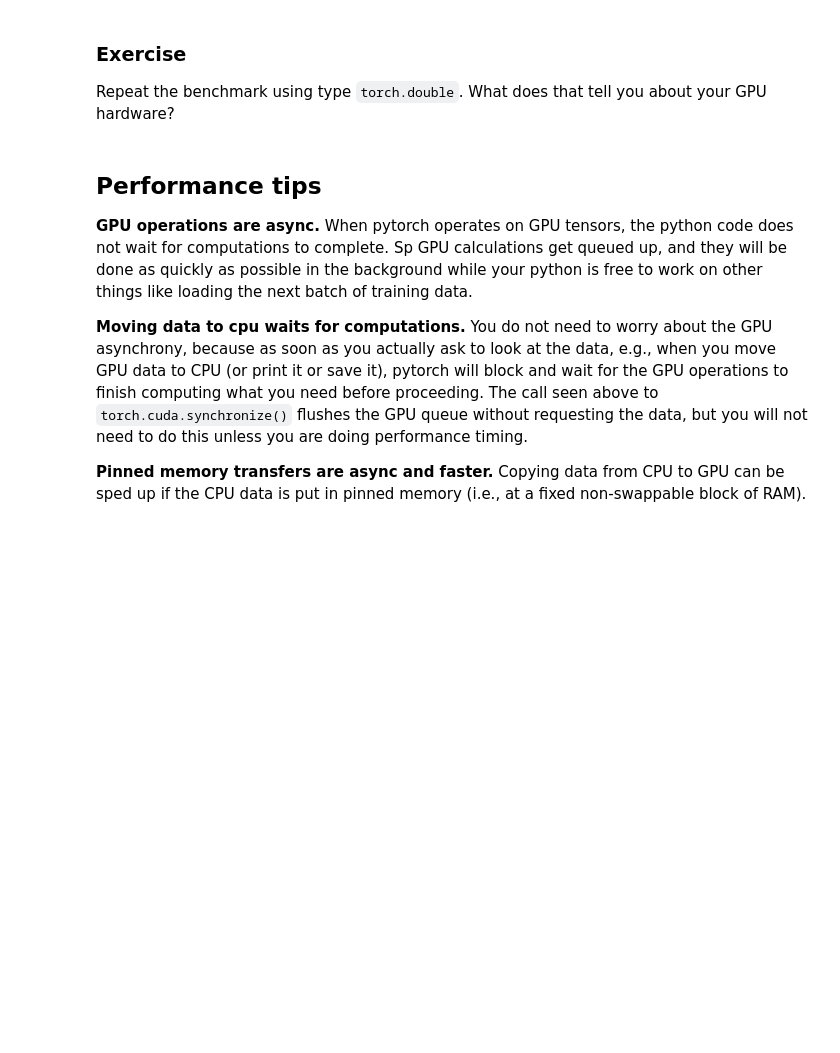
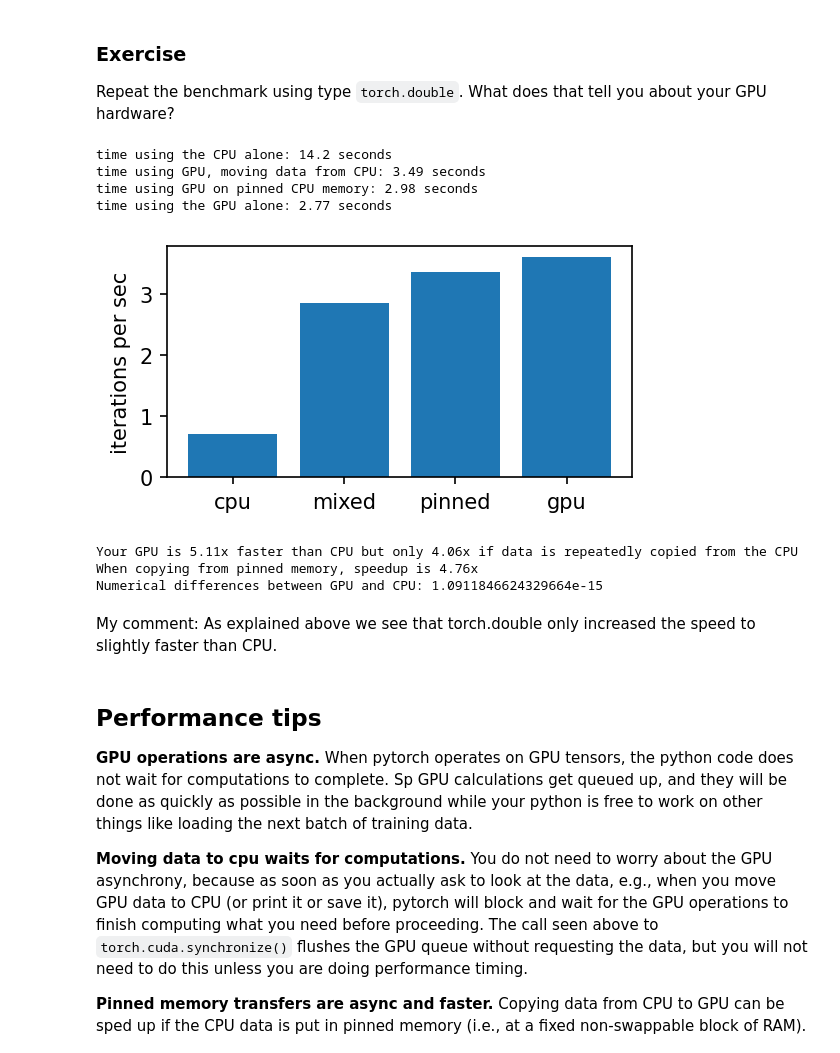
Before and after one commit to Kuroushall/how-to-read-pytorch, a Jupyter notebook: notebooks/1-Pytorch-Introduction.ipynb, the cells around one changed output. Drawn from its saved outputs; the diff is of its cells as text; code cells hidden in the pictures; blank space fills up the shorter version.

```diff
--- a/notebooks/1-Pytorch-Introduction.ipynb
+++ b/notebooks/1-Pytorch-Introduction.ipynb
@@ -335,3 +329,56 @@ x = 'TODO'
+# %%
+# TODO: Repeat the benchmark using type torch.double.
+r = torch.randn(1024, 1024, dtype=torch.double)
+x = torch.randn(32768, 1024, dtype=r.dtype)
+iterations = 10
+
+def time_iterated_mm(x, matrix):
+    start = time.time()
+    result = 0
+    for i in range(iterations):
+        result += torch.mm(matrix, x.to(matrix.device).t())
+    torch.cuda.synchronize()
+    elapsed = time.time() - start
+    return elapsed, result.cpu()
+
+cpu_time, cpu_result = time_iterated_mm(x.cpu(), r.cpu())
+print(f'time using the CPU alone: {cpu_time:.3g} seconds')
+
+mixed_time, mixed_result = time_iterated_mm(x.cpu(), r.cuda())
+print(f'time using GPU, moving data from CPU: {mixed_time:.3g} seconds')
+
+pinned_time, pinned_result = time_iterated_mm(x.cpu().pin_memory(), r.cuda())
+print(f'time using GPU on pinned CPU memory: {pinned_time:.3g} seconds')
+
+gpu_time, gpu_result = time_iterated_mm(x.cuda(), r.cuda())
+print(f'time using the GPU alone: {gpu_time:.3g} seconds')
+
+plt.figure(figsize=(4,2), dpi=150)
+plt.ylabel('iterations per sec')
+plt.bar(['cpu', 'mixed', 'pinned', 'gpu'],
+        [iterations/cpu_time,
+         iterations/mixed_time,
+         iterations/pinned_time,
+         iterations/gpu_time])
+plt.show()
+
+print(f'Your GPU is {cpu_time / gpu_time:.3g}x faster than CPU'
+      f' but only {cpu_time / mixed_time:.3g}x if data is repeatedly copied from the CPU')
+print(f'When copying from pinned memory, speedup is {cpu_time / pinned_time:.3g}x')
+print(f'Numerical differences between GPU and CPU: {(cpu_result - gpu_result).norm() / cpu_result.norm()}')
+
+# Benchmark and plot
+# %% [output]
+time using the CPU alone: 14.2 seconds
+time using GPU, moving data from CPU: 3.49 seconds
+time using GPU on pinned CPU memory: 2.98 seconds
+time using the GPU alone: 2.77 seconds
+[figure, added]
+Your GPU is 5.11x faster than CPU but only 4.06x if data is repeatedly copied from the CPU
+When copying from pinned memory, speedup is 4.76x
+Numerical differences between GPU and CPU: 1.0911846624329664e-15
+# %% [markdown]
+My comment: As explained above we see that torch.double only increased the speed to slightly faster than CPU.
 # %% [markdown]
 Performance tips
 ----------------
```
Also changed, not shown: parts of 4 cells of this notebook.
